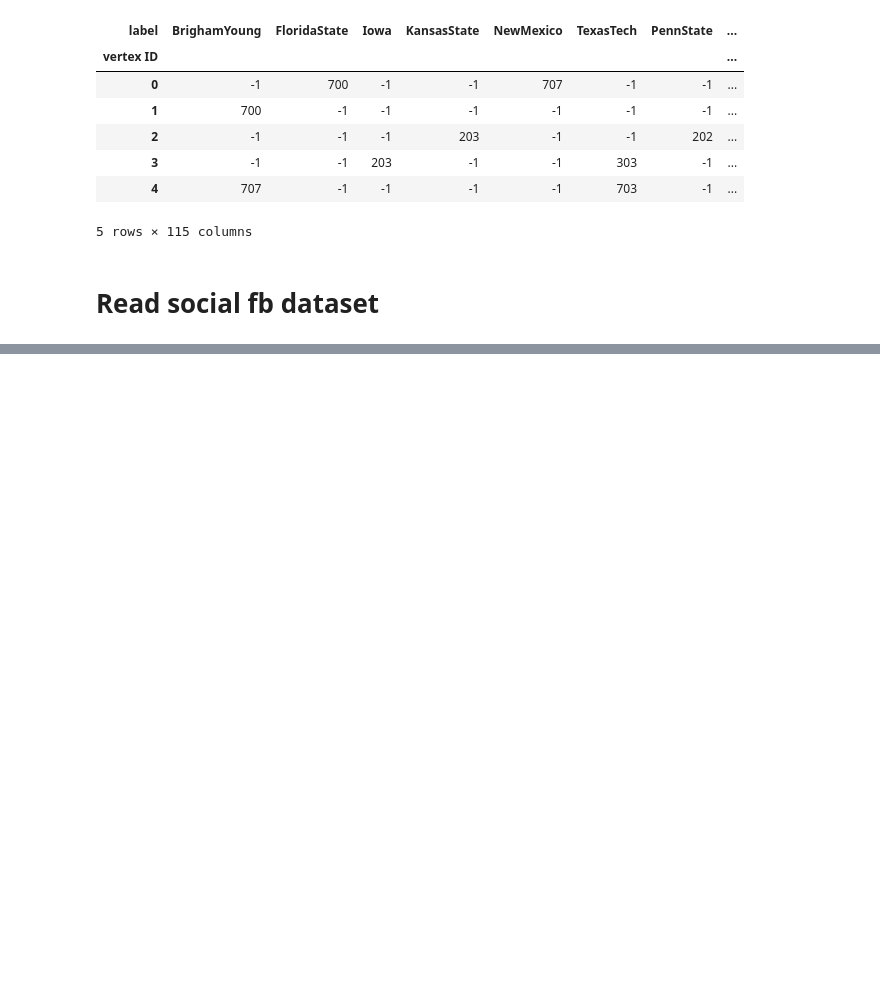
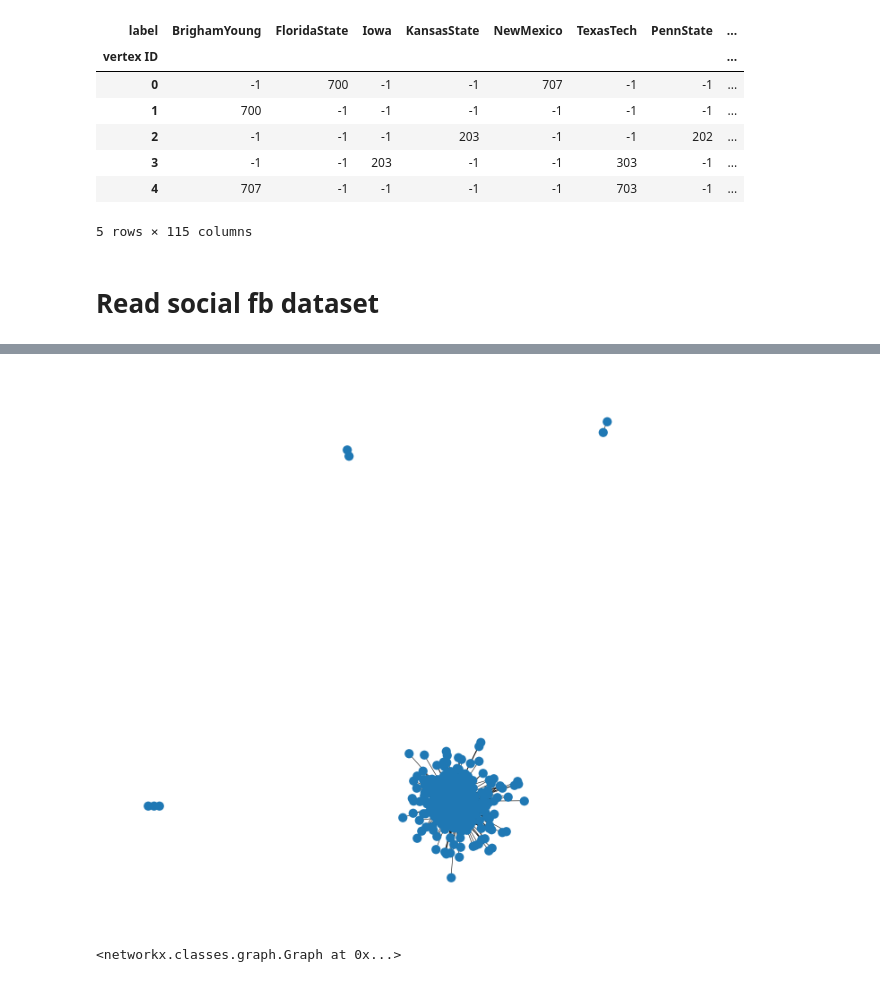
Before and after one commit to Sunfl4wer/mfcs-2022-final-assignment, a Jupyter notebook: read_graph.ipynb, the cells around one changed output, grey strips where cells are left out. Cells and saved outputs as stored; diff of their text form; code cells hidden in the pictures; blank space fills up the shorter version.

```diff
--- a/read_graph.ipynb
+++ b/read_graph.ipynb
@@ -82,0 +92,13 @@ social_dataset_df = pd.DataFrame.sparse.from_spmatrix(social_dataset)
+# %%
+social_graph = nx.from_scipy_sparse_array(social_dataset)
+# %%
+sp = nx.spring_layout(social_graph)
+plt.figure(figsize=(20, 20), dpi=80)
+plt.axis('off')
+
+nx.draw_networkx_nodes(social_graph, sp)
+nx.draw_networkx_edges(social_graph, sp)
+
+plt.show()
+# %% [output]
+[figure, added]
@@ -82,0 +118,4 @@ social_dataset_df = pd.DataFrame.sparse.from_spmatrix(social_dataset)
+# %%
+ZKC_graph
+# %% [output]
+<networkx.classes.graph.Graph at 0x...>
```
Also changed, not shown: parts of 20 cells of this notebook, 1 other file.
